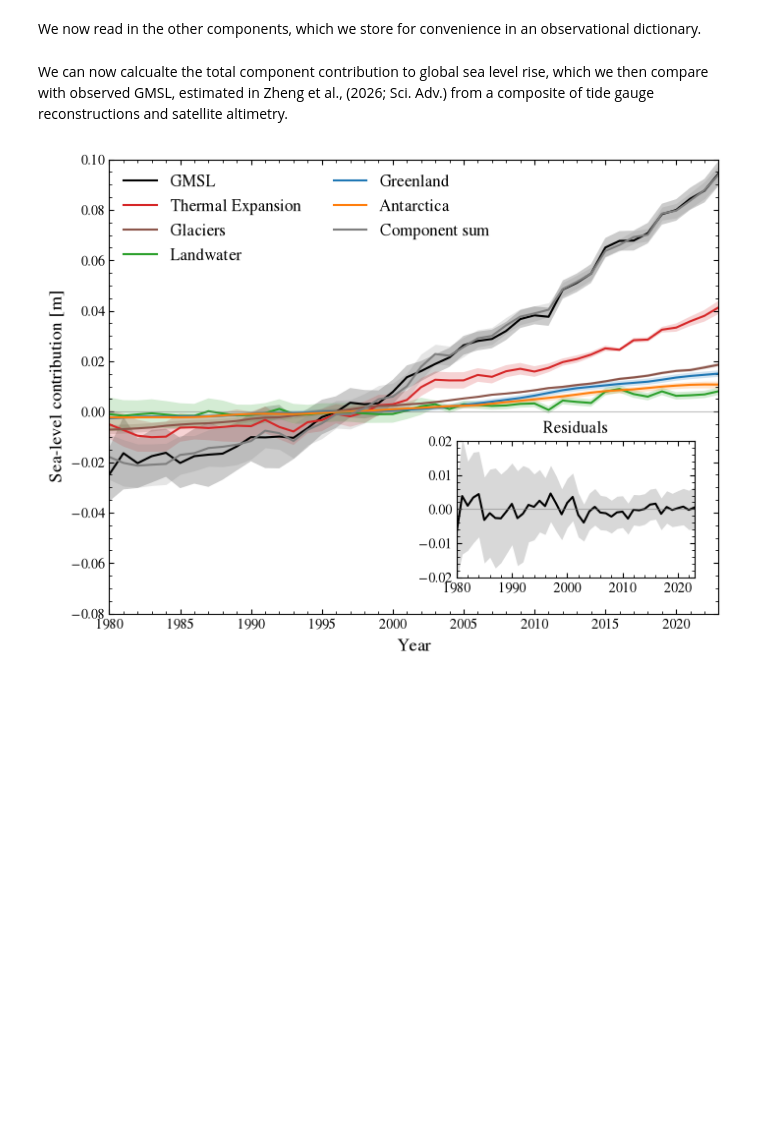
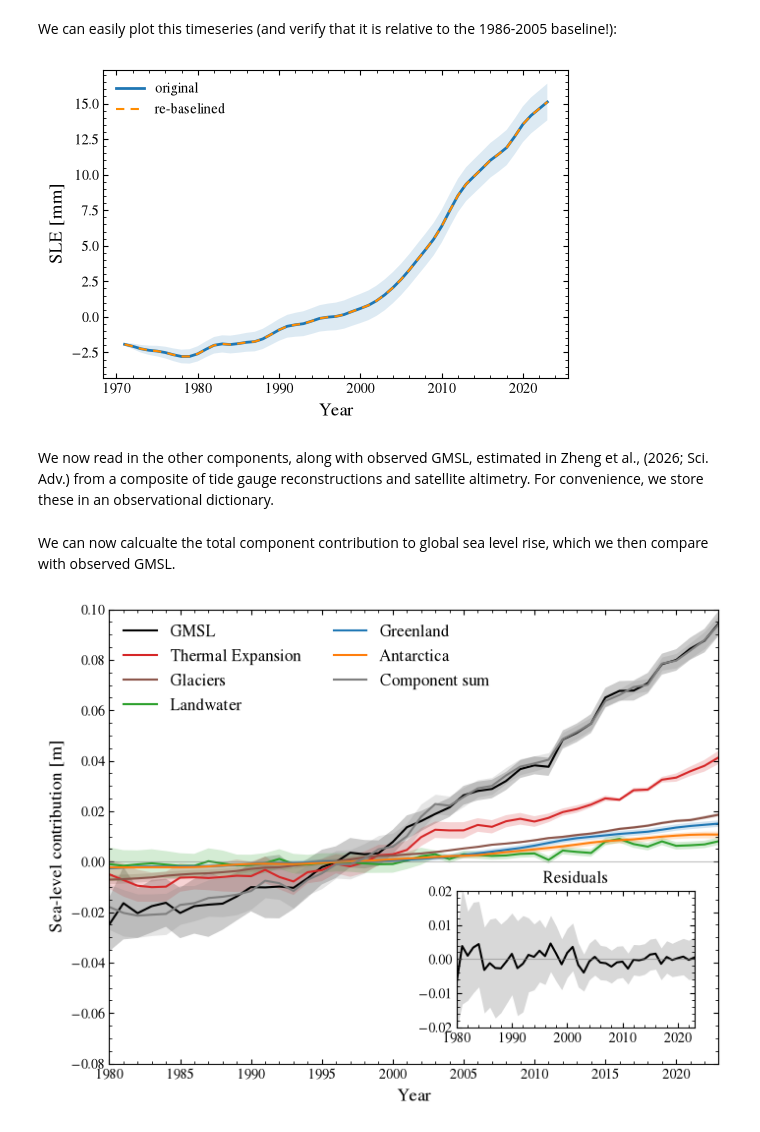
Before and after one commit to MetOffice/ProFSea-tool, a Jupyter notebook: docs/source/tutorial_notebooks/observations_and_baselines.ipynb, the cells around one changed output. Drawn from its saved outputs; the diff is of its cells as text; code cells hidden in the pictures; blank space fills up the shorter version.

Commit message:
updated baseline notebook

```diff
--- a/docs/source/tutorial_notebooks/observations_and_baselines.ipynb
+++ b/docs/source/tutorial_notebooks/observations_and_baselines.ipynb
@@ -71,0 +165,4 @@ Attributes:
+# %%
+greenland = global_model.observations.greenland()
+
+greenland
@@ -72,3 +184,47 @@ Attributes:
+# %% [markdown]
+We can easily plot this timeseries (and verify that it is relative to the 1986-2005 baseline!):
+# %%
+fig = plt.figure(figsize=(6, 4))
+
+plt.plot(
+    greenland.time,
+    greenland.sle.values * 1e3,
+    lw=2, label='original'
+)
+plt.fill_between(
+    greenland.time,
+    (greenland.sle.values - greenland.sle_unc.values) * 1e3,
+    (greenland.sle.values + greenland.sle_unc.values) * 1e3,
+    alpha=0.15, lw=0
+)
+
+greenland_baselined = (
+    greenland.sle
+    - greenland.sle.sel(time=slice(1986, 2005)).mean("time")
+)
+
+plt.plot(
+    greenland.time,
+    greenland_baselined * 1e3,
+    c='darkorange', ls=(0, (4, 3)),
+    label='re-baselined'
+)
+
+plt.xlabel('Year', fontsize=13)
+plt.ylabel('SLE [mm]', fontsize=13)
+
+plt.minorticks_on()
+plt.tick_params(
+    which='both', direction='in',
+    left=True, right=True,
+    top=True, bottom=True
+)
+
+plt.legend(frameon=False)
+
+plt.show()
+# %% [output]
+[figure, added]
 # %% [markdown]
-We now read in the other components, which we store for convenience in an observational dictionary.
+We now read in the other components, along with observed GMSL, estimated in Zheng et al., (2026; Sci. Adv.) from a composite of tide gauge reconstructions and satellite altimetry. For convenience, we store these in an observational dictionary.
 # %%
@@ -102,6 +243,6 @@ observations = {
     "Antarctica": (antarctica, "tab:orange"),
 }
 # %% [markdown]
-We can now calcualte the total component contribution to global sea level rise, which we then compare with observed GMSL, estimated in Zheng et al., (2026; Sci. Adv.) from a composite of tide gauge reconstructions and satellite altimetry.
+We can now calcualte the total component contribution to global sea level rise, which we then compare with observed GMSL.
 # %%
 total_sle = sum(
```
Also changed, not shown: parts of 37 cells of this notebook.
